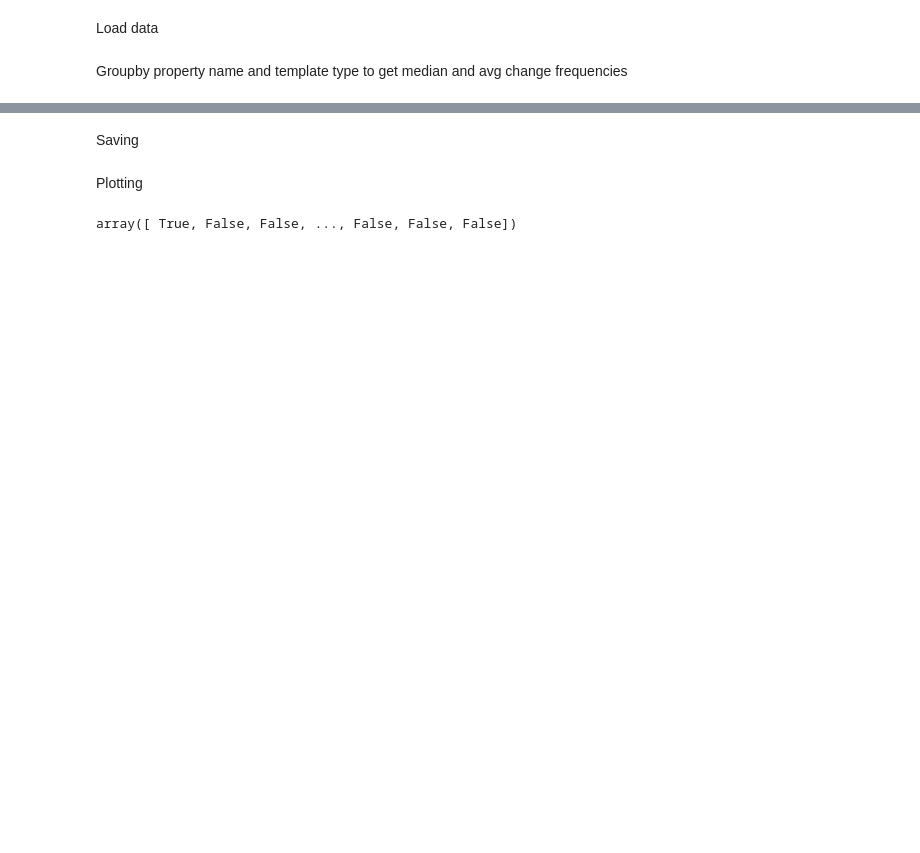
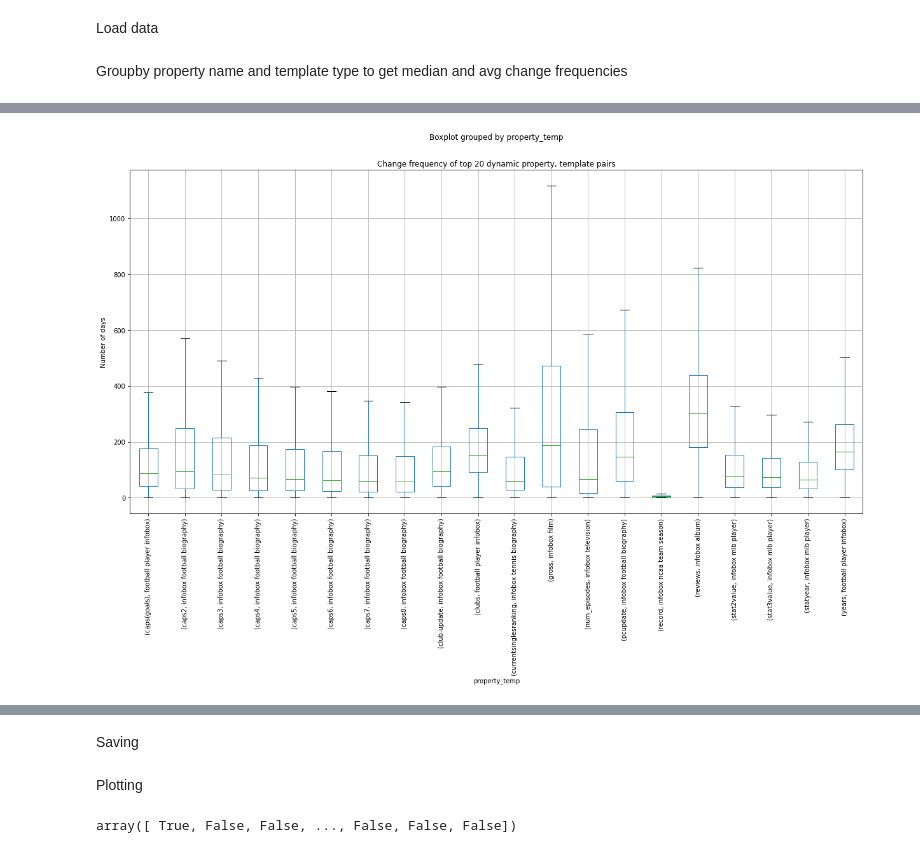
Before and after one commit to HPI-Information-Systems/wikipedia_cleanup, a Jupyter notebook: data_exploration/Static-Dynamic.ipynb, the cells around one changed output, grey strips where cells are left out. Saved outputs shown, nothing was run; the diff lists cells and outputs as text; code cells hidden in the pictures; blank space fills up the shorter version.

```diff
--- a/data_exploration/Static-Dynamic.ipynb
+++ b/data_exploration/Static-Dynamic.ipynb
@@ -61,0 +157,8 @@ median_time_diff['medianChangeFrequ'].fillna(ten_years,inplace=True)
+# %%
+bplot = avg_time_diff_dynamic.boxplot('avgChangeFrequ', by='property_temp', figsize=(20,10), showfliers=False)
+bplot.set_ylabel('Number of days')
+bplot.set_title('Change frequency of top 20 dynamic property, template pairs')
+bplot.tick_params(axis="x", rotation=90)
+plt.show()
+# %% [output]
+[figure, added]
```
Also changed, not shown: parts of 15 cells of this notebook.
